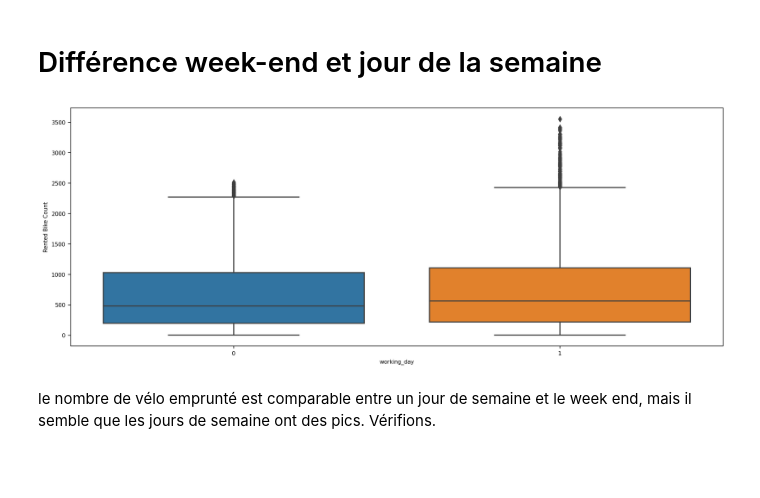
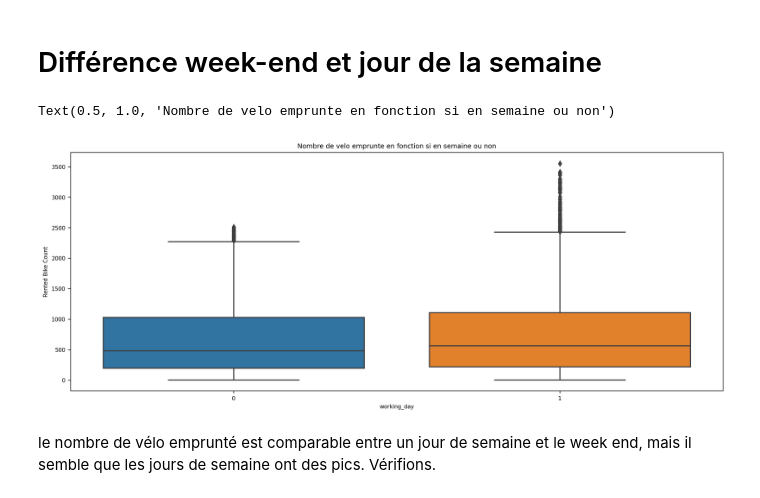
Before and after one commit to Raiyol/python-project, a Jupyter notebook: datavis.ipynb, the cells around one changed output. Saved outputs shown, nothing was run; the diff lists cells and outputs as text; code cells hidden in the pictures; blank space fills up the shorter version.

```diff
--- a/datavis.ipynb
+++ b/datavis.ipynb
@@ -165,9 +152,11 @@ Il y a des différences en fonction des semaines et des jours, mais cela n'est p
 # %%
 data['week_day'] = data['Date'].dt.day_name()
 data['working_day'] = (data['Date'].dt.dayofweek < 5).astype(np.int)
 ax2 = sns.boxplot(x="working_day", y="Rented Bike Count", data=data)
+plt.title('Nombre de velo emprunte en fonction si en semaine ou non')
 # %% [output]
+Text(0.5, 1.0, 'Nombre de velo emprunte en fonction si en semaine ou non')
-[figure, old version]
+[figure, new version]
 # %% [markdown]
 le nombre de vélo emprunté est comparable entre un jour de semaine et le week end, mais il semble que les jours de semaine ont des pics. Vérifions.
 # %%
```
Also changed, not shown: parts of 7 cells of this notebook.
